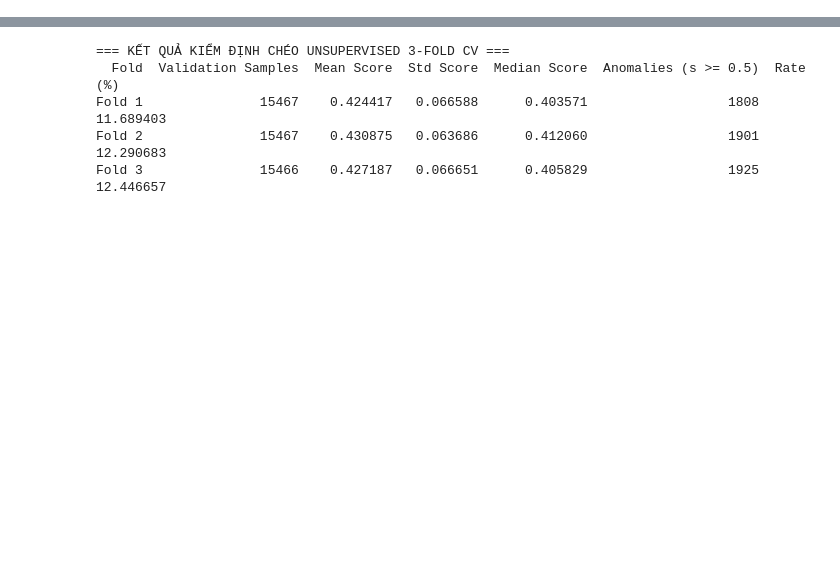
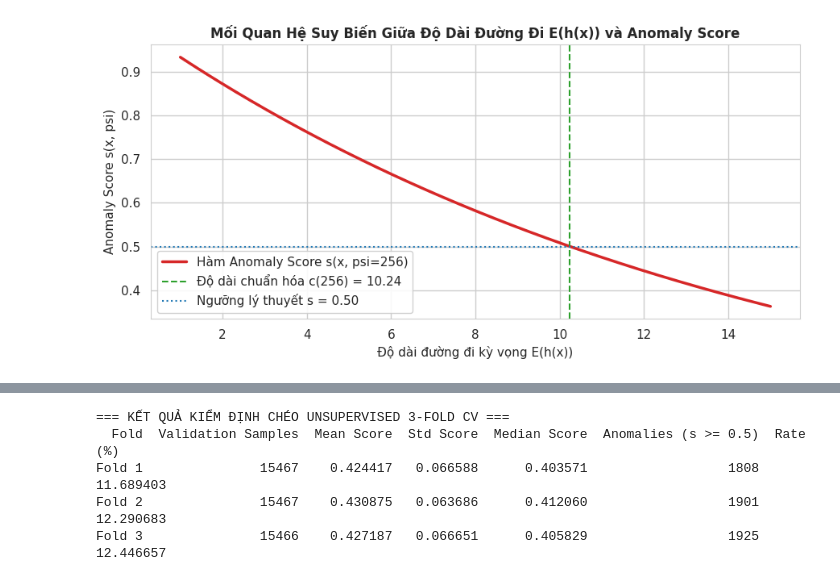
Before and after one commit to vongocgiavy/IFOREST, a Jupyter notebook: shuttle_anomaly_detection_iforest.ipynb, the cells around one changed output, grey strips where cells are left out. Saved outputs shown, nothing was run; the diff lists cells and outputs as text; code cells hidden in the pictures; blank space fills up the shorter version.

```diff
--- a/shuttle_anomaly_detection_iforest.ipynb
+++ b/shuttle_anomaly_detection_iforest.ipynb
@@ -420,0 +225,21 @@ print(tune_df.to_string(index=False))
+# %%
+# Trực quan hóa mối quan hệ toán học giữa độ dài đường đi E(h(x)) và Anomaly Score s(x, psi)
+psi_val = 256
+c_256 = 2.0 * (np.log(psi_val - 1) + 0.5772156649) - (2.0 * (psi_val - 1) / psi_val)
+
+h_vals = np.linspace(1, 15, 300)
+s_vals = 2.0 ** (-h_vals / c_256)
+
+plt.figure(figsize=(9, 4.5), dpi=100)
+plt.plot(h_vals, s_vals, color='#d62728', lw=2.5, label=f'Hàm Anomaly Score s(x, psi=256)')
+plt.axvline(c_256, color='#2ca02c', linestyle='--', lw=1.5, label=f'Độ dài chuẩn hóa c(256) = {c_256:.2f}')
+plt.axhline(0.5, color='#1f77b4', linestyle=':', lw=1.5, label='Ngưỡng lý thuyết s = 0.50')
+
+plt.title('Mối Quan Hệ Suy Biến Giữa Độ Dài Đường Đi E(h(x)) và Anomaly Score', fontsize=12, fontweight='bold')
+plt.xlabel('Độ dài đường đi kỳ vọng E(h(x))', fontsize=11)
+plt.ylabel('Anomaly Score s(x, psi)', fontsize=11)
+plt.legend(frameon=True, facecolor='white', framealpha=0.9)
+plt.tight_layout()
+plt.show()
+# %% [output]
+[figure, added]
```
Also changed, not shown: parts of 68 cells of this notebook.
